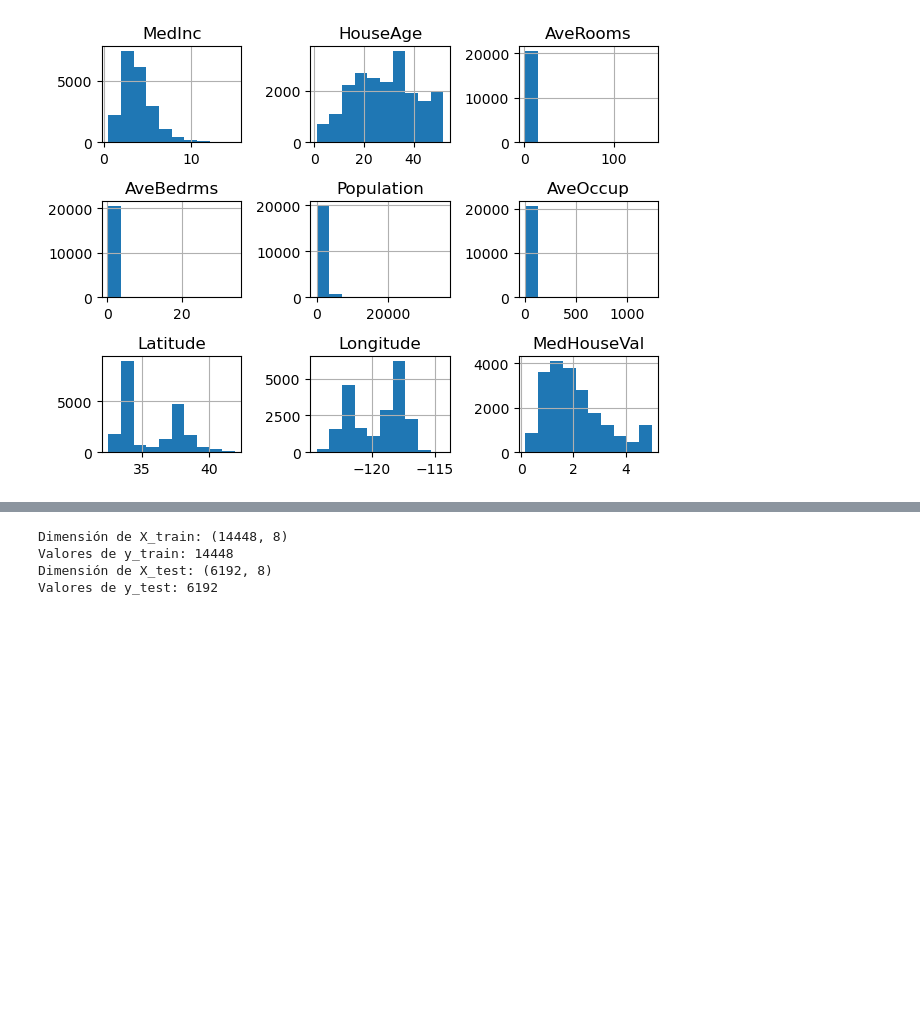
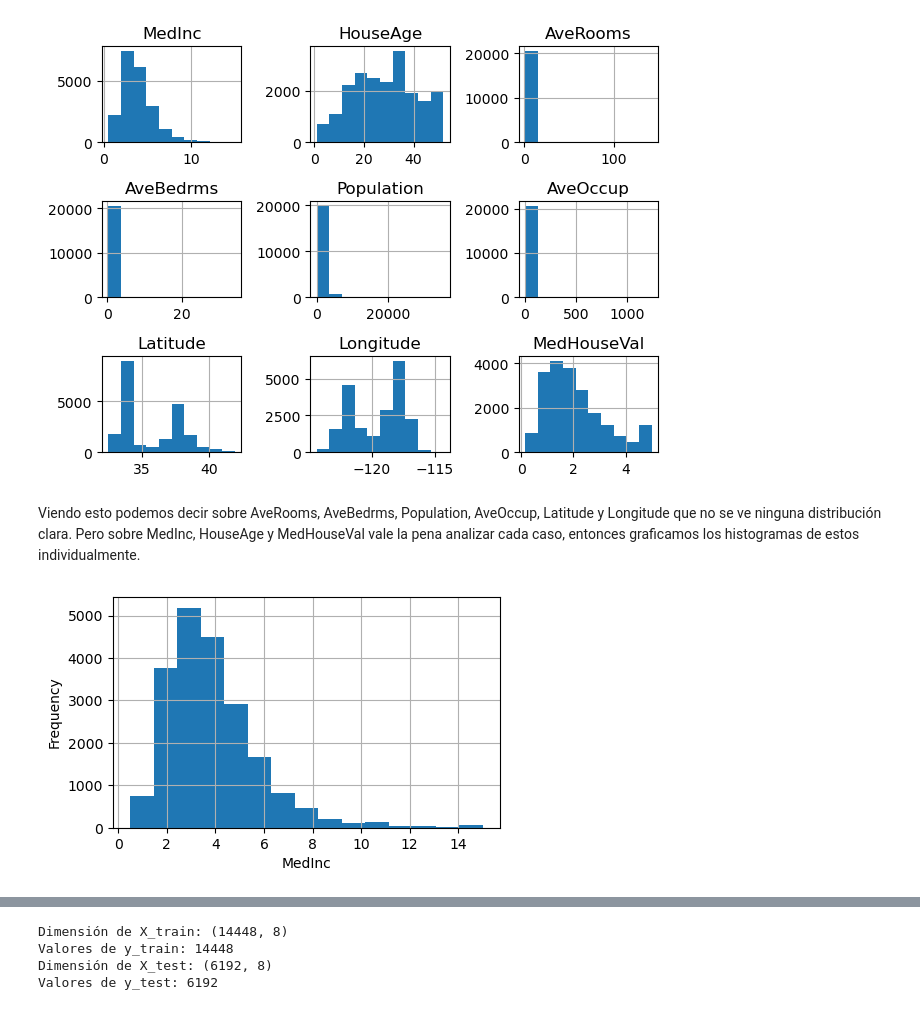
Before and after one commit to Grupo-CEIA-IIA/ceia_iia_tps, a Jupyter notebook: TP2/TP2.ipynb, the cells around one changed output, grey strips where cells are left out. Cells and saved outputs as stored; diff of their text form; code cells hidden in the pictures; blank space fills up the shorter version.

```diff
--- a/TP2/TP2.ipynb
+++ b/TP2/TP2.ipynb
@@ -133,3 +137,13 @@ plt.show()
 # %% [output]
 <Figure size 1000x600 with 0 Axes>
 [figure]
+# %% [markdown]
+Viendo esto podemos decir sobre AveRooms, AveBedrms, Population, AveOccup, Latitude y Longitude que no se ve ninguna distribución clara. Pero sobre MedInc, HouseAge y MedHouseVal vale la pena analizar cada caso, entonces graficamos los histogramas de estos individualmente.
+# %%
+plt.figure(figsize=(5, 3))
+df_california["MedInc"].hist(bins=15)
+plt.xlabel("MedInc")
+plt.ylabel("Frequency")
+plt.show()
+# %% [output]
+[figure, added]
```
Also changed, not shown: parts of 16 cells of this notebook.
